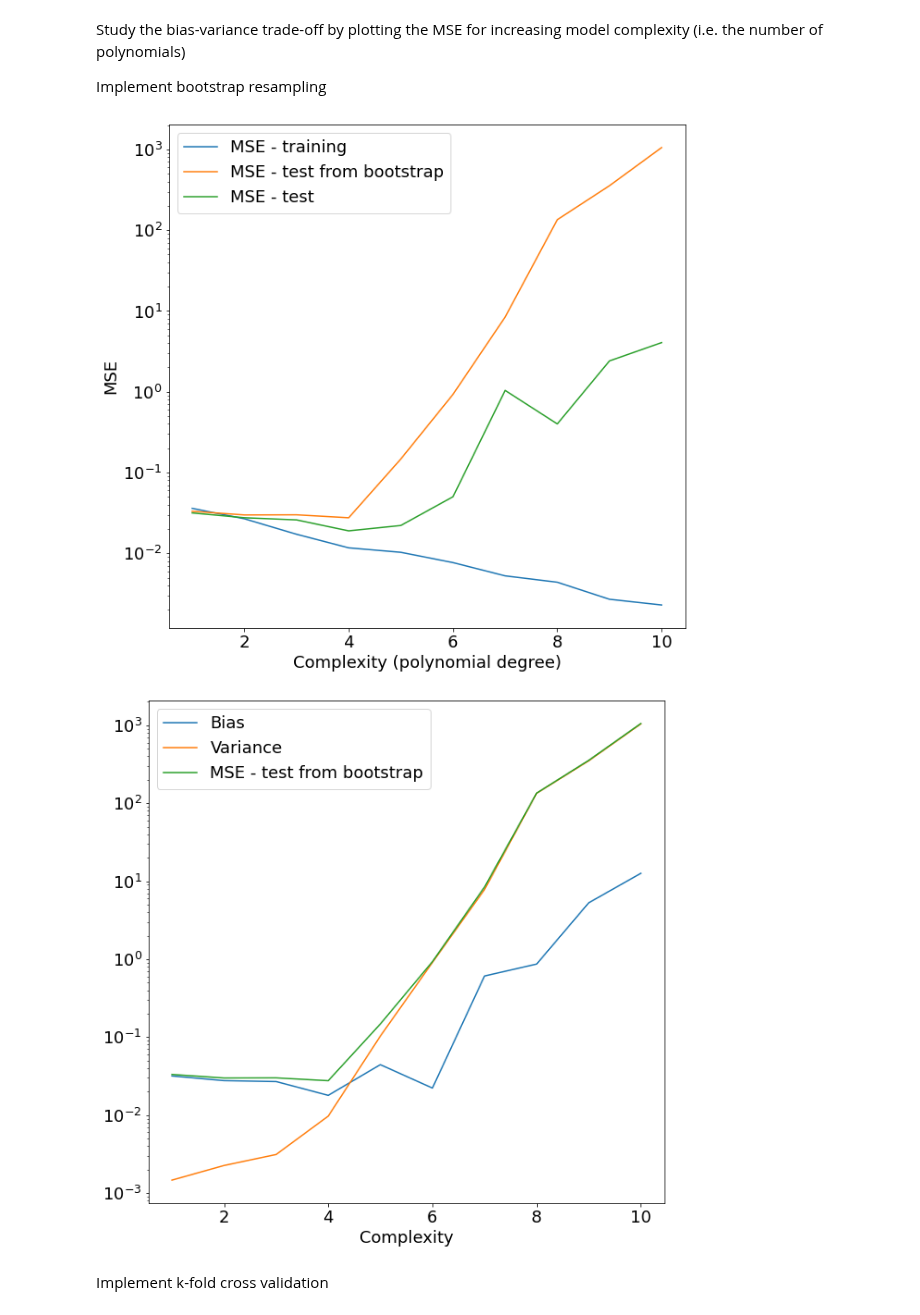
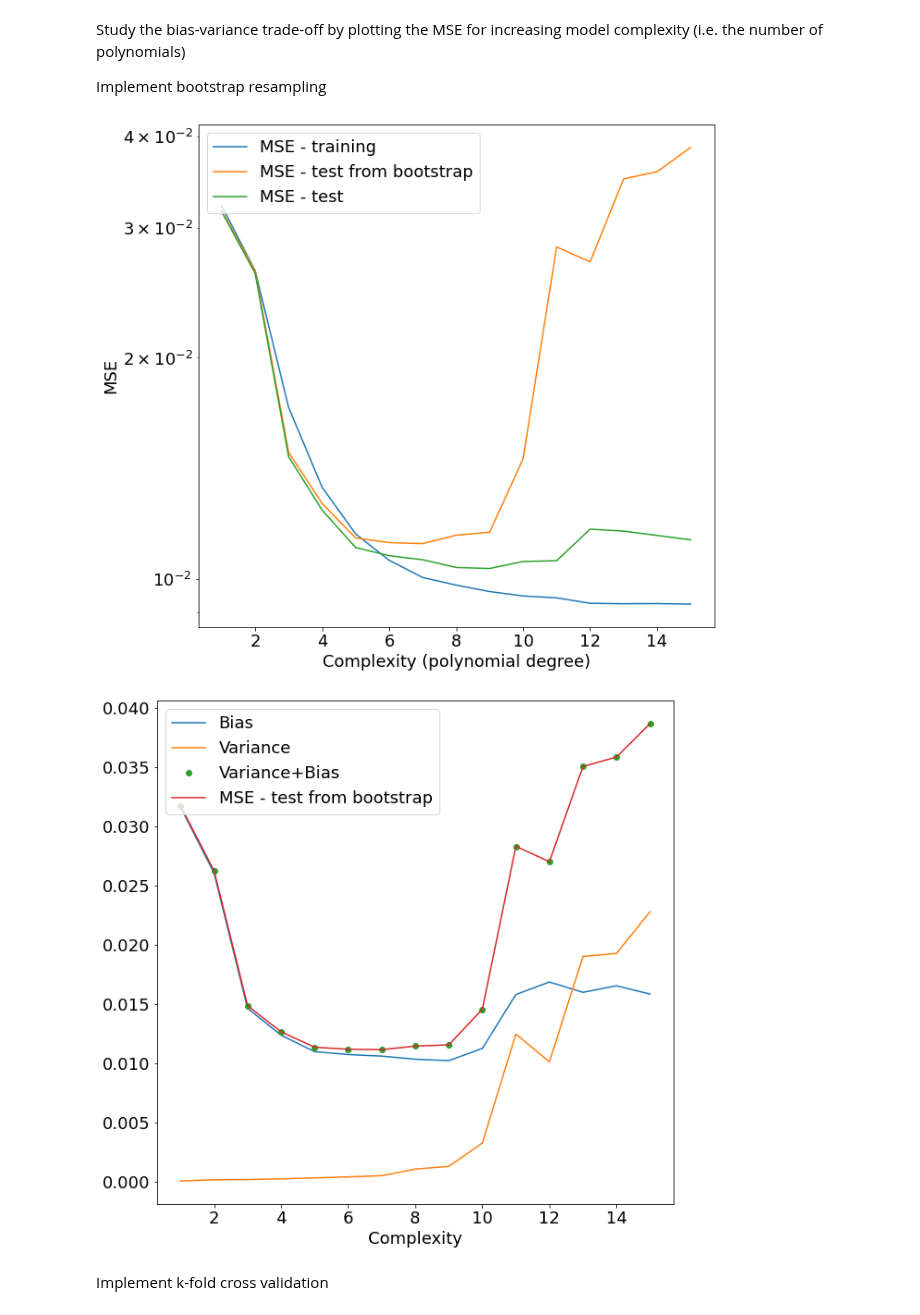
Before and after one commit to tellefs/ML-projects, a Jupyter notebook: project1/project1.ipynb, the cells around one changed output. Saved outputs shown, nothing was run; the diff lists cells and outputs as text; code cells hidden in the pictures.

Commit message:
everything should be report-ready for franke-function part. still need to fix terrain data part

```diff
--- a/project1/project1.ipynb
+++ b/project1/project1.ipynb
@@ -86,7 +81,7 @@ Ridge regression
 def ridge(X_test, X_train, z_test, z_train, _lambda):
     """
     Perform Ridge regression
-    return z_predict and z_tilde
+    return z_predict and z_tilde and the resulting beta values
     """
     I = np.eye(X_train.shape[1])
     beta_ridge = np.linalg.pinv(X_train.T @ X_train + _lambda*I) @ X_train.T @ z_train #beta from Ridge-regression
@@ -98,7 +93,12 @@ def ridge(X_test, X_train, z_test, z_train, _lambda):
 Lasso regression
 # %%
 def lasso(X_test, X_train, z_test, z_train, _lambda, tol):
-    clf_lasso = skl.Lasso(alpha=_lambda, fit_intercept=False, normalize=True, tol=tol).fit(X_train, z_train)
+    """
+    Perform Lasso-regression using SciKit learn
+    return z_predict, z_tilde and the resulting beta values
+    """
+    np.random.seed(seed)
+    clf_lasso = skl.Lasso(alpha=_lambda, fit_intercept=False, normalize=True, tol=tol, random_state=11).fit(X_train, z_train)
     beta_lasso = clf_lasso.coef_
 
     z_tilde = X_train @ beta_lasso
@@ -236,7 +236,7 @@ Study the bias-variance trade-off by plotting the MSE for increasing model compl
 
 Implement bootstrap resampling
 # %%
-max_degree = 10
+max_degree = 15
 degree = np.linspace(1, max_degree, max_degree)
 MSE_test = np.zeros(max_degree)
 MSE_train = np.zeros(max_degree)
@@ -247,50 +247,52 @@ variance = np.zeros(max_degree)
 error = np.zeros(max_degree)
 
 for i in range(max_degree):
-    z, X = generateData(n = 100, polydegree = int(degree[i]), noise_factor = 0.1)
+    z, X = generateData(n = 1000, polydegree = int(degree[i]), noise_factor = 0.1)
 
-    np.random.seed(231243)
+    np.random.seed(seed)
     X_train, X_test, z_train, z_test = train_test_split(X, z, test_size=0.2, shuffle=True, random_state=11)
 
     X_train, X_test = scaleData(X_train, X_test)
-    z_predict, z_tilde, beta_ols = ols(X_test, X_train, z_test, z_train)
+    z_predict, z_tilde, beta_OLS = ols(X_test, X_train, z_test, z_train)
 
     MSE_train[i] = MSE(z_train,z_tilde)
     MSE_test[i] = MSE(z_test,z_predict)
 
     #Perform OLS with bootstrap resampling
     n_bootstraps = 100
-    MSE_test_bootstrap[i], z_predicted_bootstrap, beta_ols = resample_bootstrap(ols, n_bootstraps, X_train, X_test, z_train, z_test)
+    MSE_test_bootstrap[i], z_predicted_bootstrap, beta_bootstrap = resample_bootstrap(ols, n_bootstraps, X_train, X_test, z_train, z_test)
+
 
     bias[i] = np.mean( (z_test - np.mean(z_predicted_bootstrap, axis=1))**2 )
     variance[i] = np.mean(np.var(z_predicted_bootstrap, axis=1))
 
 plt.figure(figsize=(figwidth, figheigth))
 plt.tick_params(axis='both', which='both', labelsize=fontsize)
 plt.ylabel('MSE', fontsize=fontsize)
 plt.xlabel('Complexity (polynomial degree)', fontsize=fontsize)
 plt.plot(degree, MSE_train, label='MSE - training')
 plt.plot(degree, MSE_test_bootstrap, label='MSE - test from bootstrap')
 plt.plot(degree, MSE_test, label='MSE - test')
 plt.yscale('log')
 plt.legend(fontsize=fontsize, loc='upper left')
 plt.savefig('figures/mse_test_training_bootstrap')
 plt.show()
 
 
 plt.figure(figsize=(figwidth, figheigth))
 plt.tick_params(axis='both', which='both', labelsize=fontsize)
 plt.xlabel('Complexity', fontsize=fontsize)
 plt.plot(degree, bias, label='Bias')
 plt.plot(degree, variance, label='Variance')
+plt.plot(degree, variance+bias, 'o', label='Variance+Bias')
 plt.plot(degree, MSE_test_bootstrap, label='MSE - test from bootstrap')
-plt.yscale('log')
+#plt.yscale('log')
 plt.legend(fontsize=fontsize, loc='upper left')
 plt.savefig('figures/bias_variande_tradeoff_bootstrap')
 plt.show()
 # %% [output]
-[figure, old version]
+[figure, new version]
-[figure, old version]
+[figure, new version]
 # %% [markdown]
 Implement k-fold cross validation
 # %%
```
Also changed, not shown: parts of 14 cells of this notebook, 2 other files.
